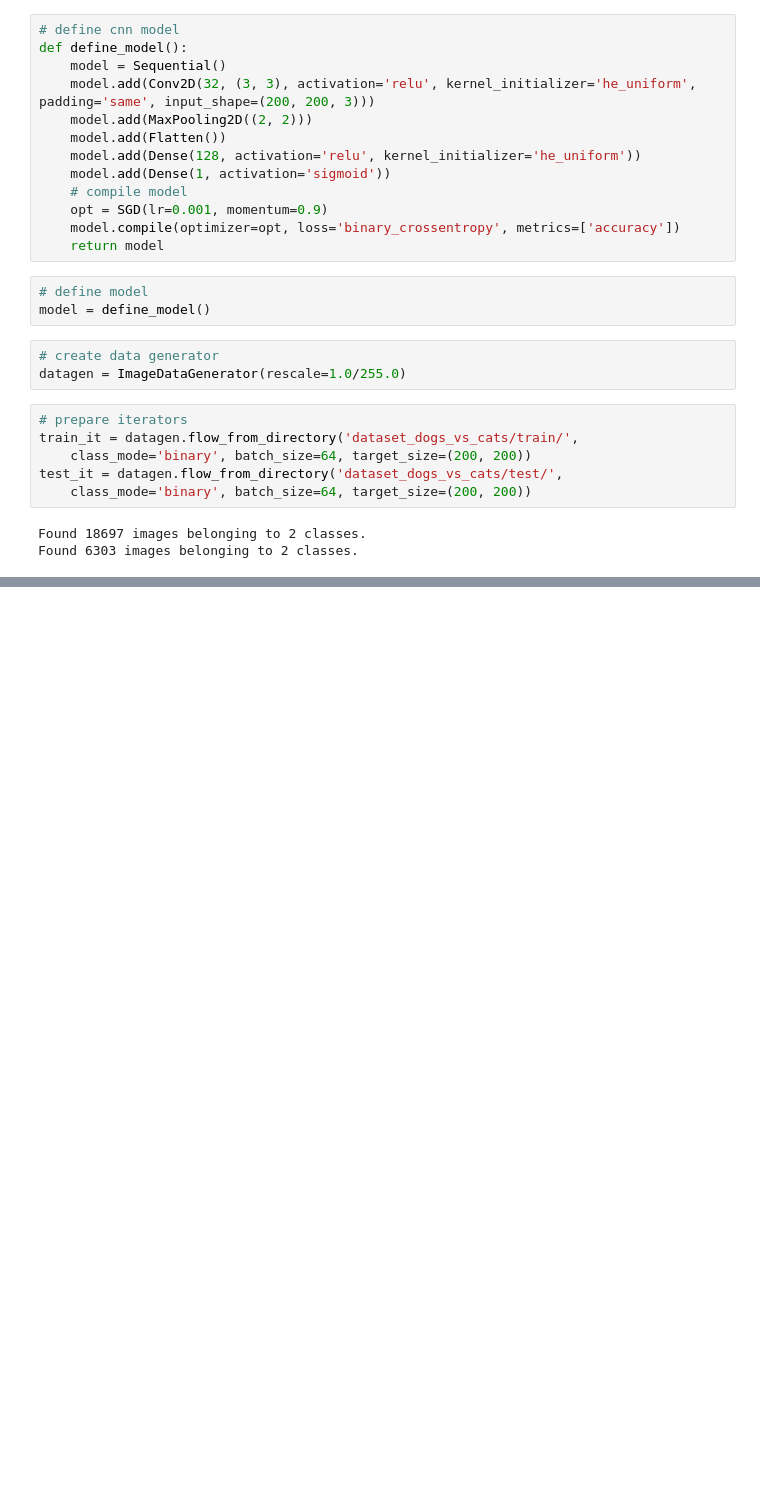
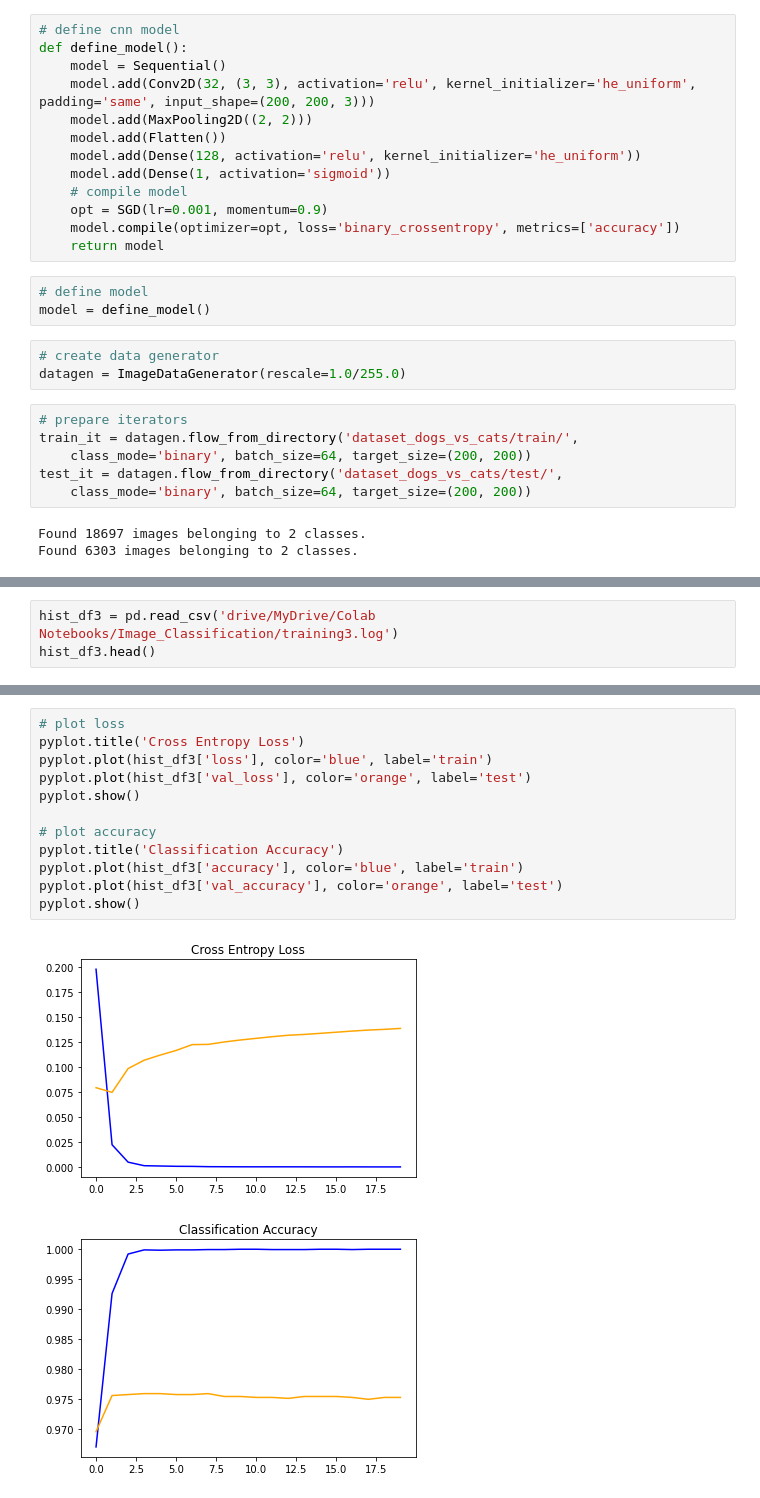
Before and after one commit to DrakeData/Image_Classification, a Jupyter notebook: Image_Classification_Main.ipynb, the cells around one changed output, grey strips where cells are left out. Cells and saved outputs as stored; diff of their text form; blank space fills up the shorter version.

```diff
--- a/Image_Classification_Main.ipynb
+++ b/Image_Classification_Main.ipynb
@@ -272,0 +405,3 @@ model = load_model('my_model.h5')
+# %%
+hist_df3 = pd.read_csv('drive/MyDrive/Colab Notebooks/Image_Classification/training3.log')
+hist_df3.head()
@@ -272,0 +415,15 @@ model = load_model('my_model.h5')
+# %%
+# plot loss
+pyplot.title('Cross Entropy Loss')
+pyplot.plot(hist_df3['loss'], color='blue', label='train')
+pyplot.plot(hist_df3['val_loss'], color='orange', label='test')
+pyplot.show()
+
+# plot accuracy
+pyplot.title('Classification Accuracy')
+pyplot.plot(hist_df3['accuracy'], color='blue', label='train')
+pyplot.plot(hist_df3['val_accuracy'], color='orange', label='test')
+pyplot.show()
+# %% [output]
+[figure, added]
+[figure, added]
```
Also changed, not shown: parts of 37 cells of this notebook.
